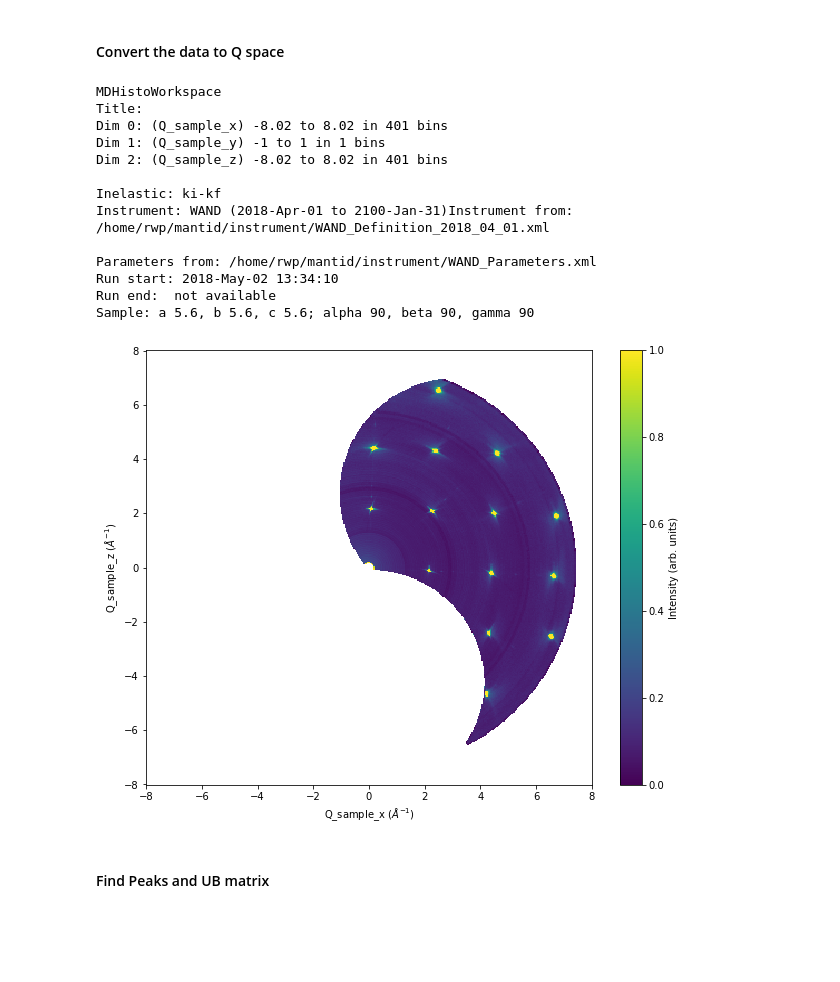
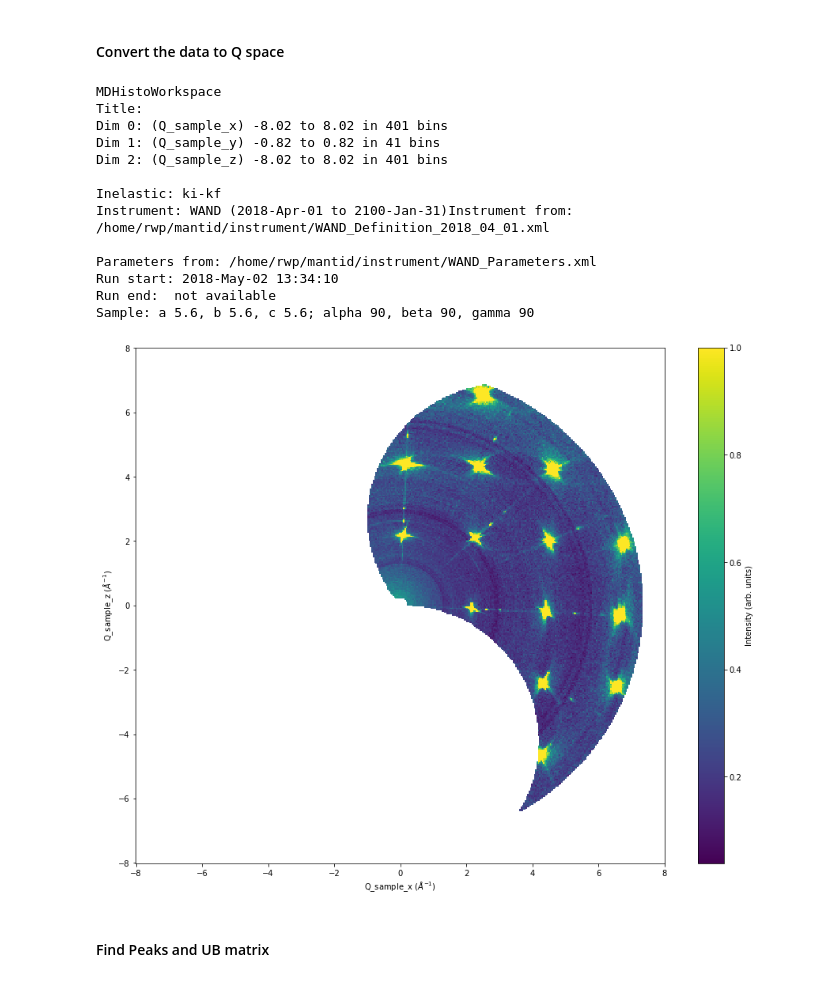
Before and after one commit to rosswhitfield/wand, a Jupyter notebook: notebooks/Single Crystal Reduction - NaCl.ipynb, the cells around one changed output. Drawn from its saved outputs; the diff is of its cells as text; code cells hidden in the pictures; blank space fills up the shorter version.

```diff
--- a/notebooks/Single Crystal Reduction - NaCl.ipynb
+++ b/notebooks/Single Crystal Reduction - NaCl.ipynb
@@ -10,7 +10,7 @@ from mantid import plots
 # %% [markdown]
 Set a larger default figure size
 # %%
-plt.rcParams['figure.figsize'] = [10, 8]
+plt.rcParams['figure.figsize'] = [15, 12]
 # %% [markdown]
 #### Set IPTS number
 # %%
@@ -53,13 +53,12 @@ cbar.set_label('Intensity (arb. units)')
 # %%
 ConvertWANDSCDtoQ(InputWorkspace='data',
                   NormalisationWorkspace='norm',
-                  OutputWorkspace='Q',
-                  BinningDim1='-1,1,1')
+                  OutputWorkspace='Q')
 # %% [output]
 MDHistoWorkspace
 Title:
 Dim 0: (Q_sample_x) -8.02 to 8.02 in 401 bins
-Dim 1: (Q_sample_y) -1 to 1 in 1 bins
+Dim 1: (Q_sample_y) -0.82 to 0.82 in 41 bins
 Dim 2: (Q_sample_z) -8.02 to 8.02 in 401 bins
 
 Inelastic: ki-kf
@@ -69,13 +68,15 @@ Parameters from: /home/rwp/mantid/instrument/WAND_Parameters.xml
 Run start: 2018-May-02 13:34:10
 Run end:  not available
 Sample: a 5.6, b 5.6, c 5.6; alpha 90, beta 90, gamma 90
+# %%
+q_slice = IntegrateMDHistoWorkspace('Q',P2Bin=[-0.05,0.05])
 # %%
 fig, ax = plt.subplots(subplot_kw={'projection':'mantid'})
-c = ax.pcolormesh(mtd['Q'], vmax=1, cmap='viridis')
+c = ax.pcolormesh(q_slice, vmax=1, cmap='viridis')
 cbar=fig.colorbar(c)
 cbar.set_label('Intensity (arb. units)')
 # %% [output]
-[figure, old version]
+[figure, new version]
 # %% [markdown]
 #### Find Peaks and UB matrix
 # %%
```
Also changed, not shown: parts of 16 cells of this notebook.
